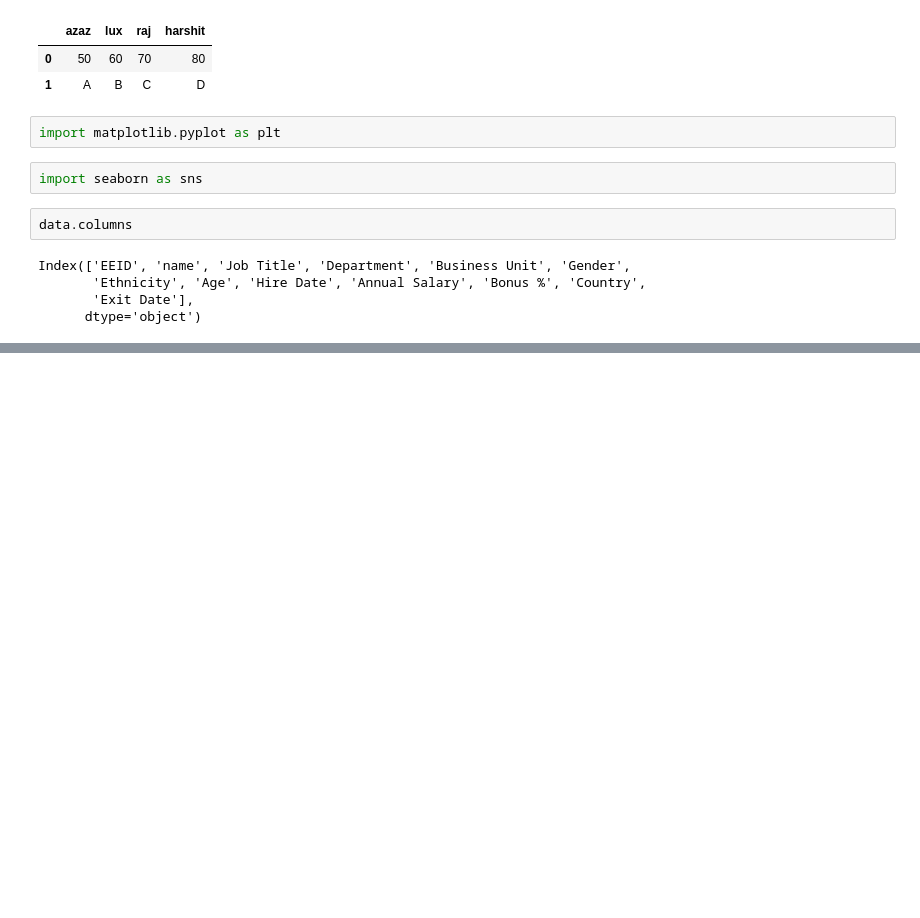
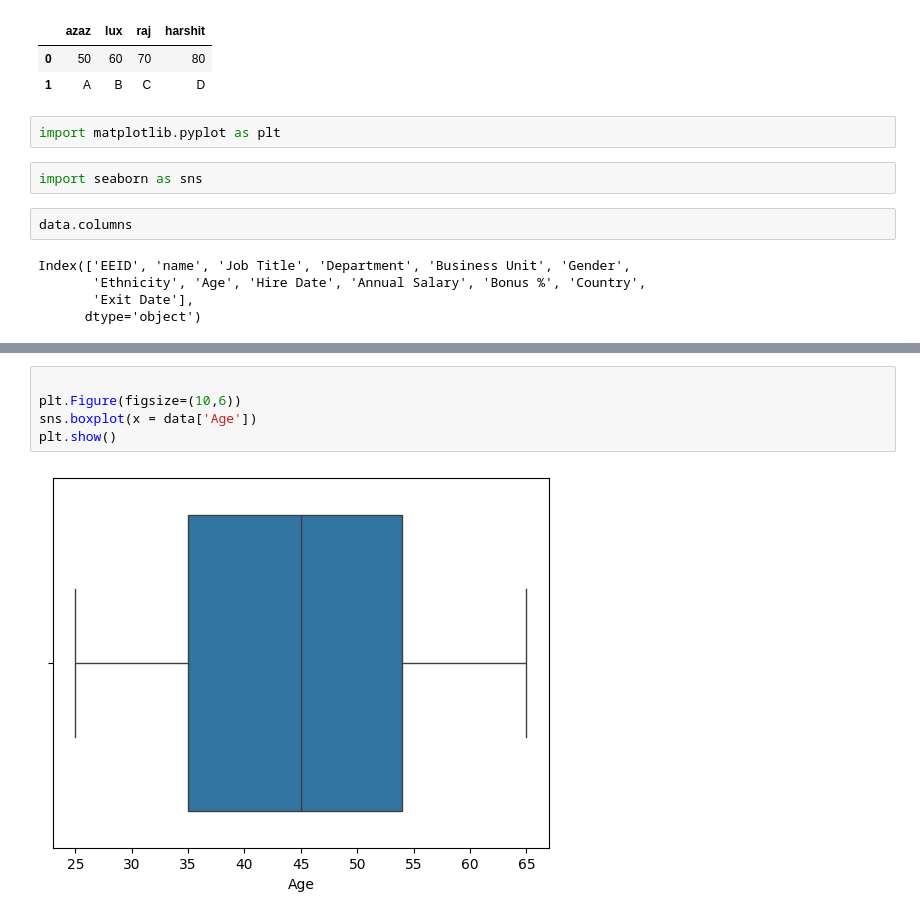
Before and after one commit to azaz9026/Python_library_NumPy, a Jupyter notebook: pandas_and_numpy.ipynb, the cells around one changed output, grey strips where cells are left out. Saved outputs shown, nothing was run; the diff lists cells and outputs as text; blank space fills up the shorter version.

Commit message:
boxplot

```diff
--- a/pandas_and_numpy.ipynb
+++ b/pandas_and_numpy.ipynb
@@ -323,0 +332,7 @@ Index(['EEID', 'name', 'Job Title', 'Department', 'Business Unit', 'Gender',
+# %%
+
+plt.Figure(figsize=(10,6))
+sns.boxplot(x = data['Age'])
+plt.show()
+# %% [output]
+[figure, added]
```
Also changed, not shown: parts of 1 cell of this notebook.
